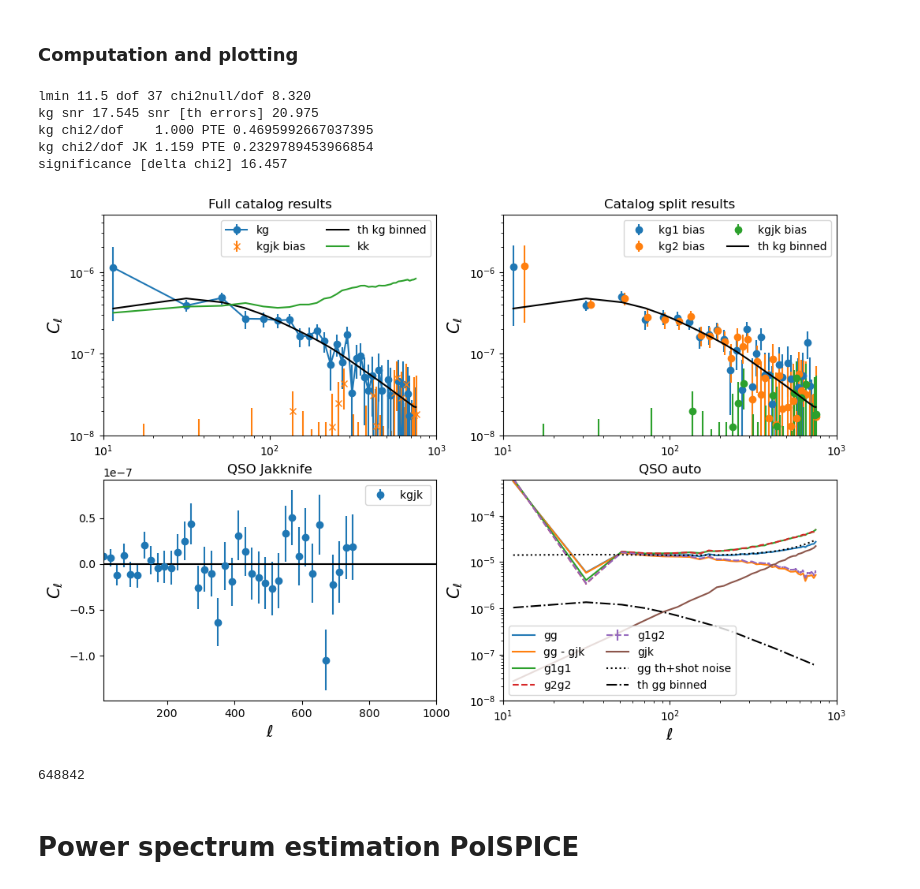
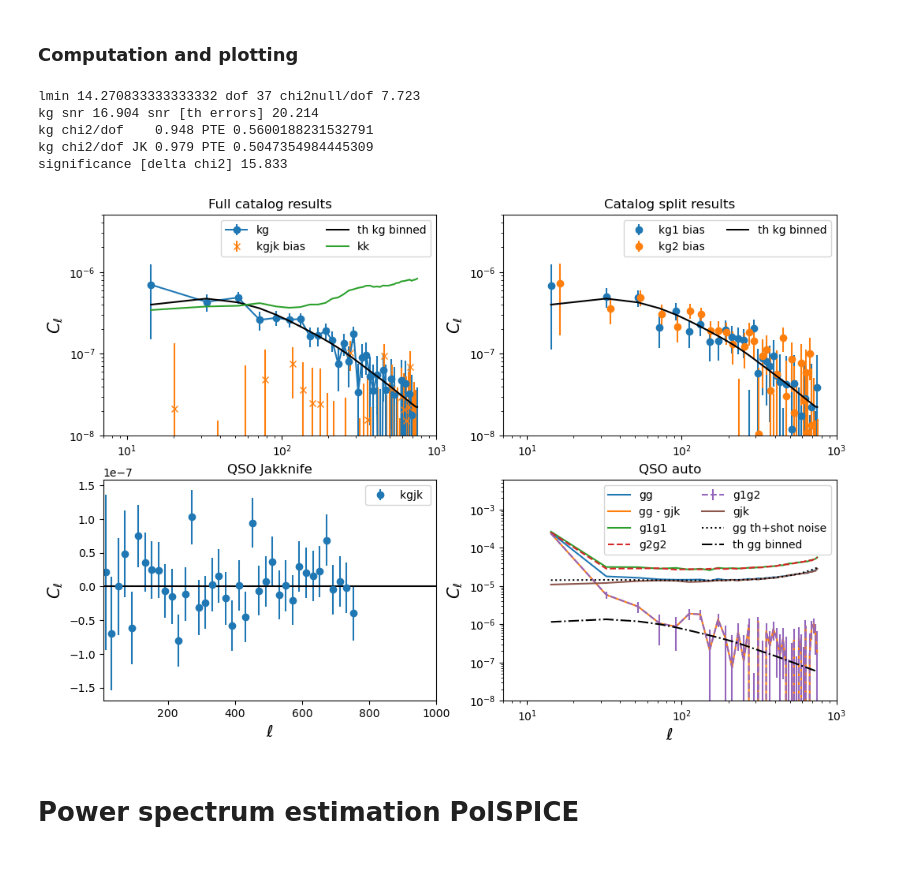
Before and after one commit to kstoreyf/gaia-quasars-lss, a Jupyter notebook: notebooks/gaia_qso_data_pstest.ipynb, the cells around one changed output. Cells and saved outputs as stored; diff of their text form; code cells hidden in the pictures.

```diff
--- a/notebooks/gaia_qso_data_pstest.ipynb
+++ b/notebooks/gaia_qso_data_pstest.ipynb
@@ -91,6 +91,8 @@ Read catalog , convert position to galactic coordinates.
 # Prepare raw GAIA data
 print("Read catalog and convert coordinate")
 d=fits.open('../../gaia_G20.0.fits')
+nqso = len(d[1].data['redshift_spz'])
+print ("N_QSO in catalog",nqso)
 
 sc = SkyCoord(ra=d[1].data["ra"], dec=d[1].data["dec"], unit='deg', frame='icrs', equinox='J2000.0')
 gs = sc.transform_to(frame='galactic')
@@ -135,7 +139,9 @@ nbar_full_fsky50 = np.mean(m[galmask50_lr!=0])
 nbar_full_sel = np.mean(msel[m!=0])
 
 nbar = np.mean(m[binmask!=0])
-c = m/nbar_sel -1
+
+# the line below uses the expected mean accounting for the selection function BUT does not correct the modulation itself
+c = m/nbar -1
 csel = msel/nbar_sel -1
 
 nbar1 = np.mean(m1[binmask!=0])
@@ -145,14 +151,23 @@ nbar2 = np.mean(m2[binmask!=0])
 c2 = m2/nbar2 -1
 
 jk =(c2-c1)/2
-print("Stats on Kate's mask")
+print("Counts Stats on Kate's mask")
 print("nbar        ",nbar,"mean/std counts map",np.mean(m),np.std(m))
 print("nbar selfun.",nbar_sel,"mean/std counts map",np.mean(msel),np.std(msel))
 print("nbar1       ",nbar1,"mean/std counts map",np.mean(m1),np.std(m1))
 print("nbar2       ",nbar2,"mean/std counts map",np.mean(m2),np.std(m2))
 print()
-print("Stats on sky counts !=0")
+print("Counts Stats on sky counts !=0")
 print("nbar        ",nbar_full)
 print("nbar fsky=50",nbar_full_fsky50)
 print("nbar selfun.",nbar_full_sel)
+print()
+print("overdensity Stats on Kate's mask")
+print("w/o selfunc.","mean/std counts map",np.mean(c[binmask!=0]),np.std(c[binmask!=0]))
+print("w/  selfunc.","mean/std counts map",np.mean(csel[binmask!=0]),np.std(csel[binmask!=0]))
+print("split 1       ","mean/std counts map",np.mean(c1[binmask!=0]),np.std(c1[binmask!=0]))
+print("split 2       ","mean/std counts map",np.mean(c2[binmask!=0]),np.std(c2[binmask!=0]))
+print("JK       ","mean/std counts map",np.mean(jk[binmask!=0]),np.std(jk[binmask!=0]))
+print()
+print("counts correction on Kate's mask w/ sel function.",np.sum(msel)/np.sum(m[binmask!=0]))
 # %% [output]
@@ -337,10 +365,23 @@ klr = hp.ud_grade(khr,nside_out=nside)
 # %% [markdown]
 Define binning, pseudo-power specturmc omputation function and function to compute all relevant quantities for a given mask and binning scheme
 # %%
+delta_b=20
+ivar_weighting_binning=True
+if ivar_weighting_binning:
 
+    ells = np.arange(3 * nside, dtype='int32')
+    weights = 2*ells+1.
 
-delta_b=20
-b = nmt.NmtBin.from_nside_linear(nside, delta_b,is_Dell=False)
+    bpws = -1 + np.zeros_like(ells)  # Array of bandpower indices
+    i = 0
+    while delta_b * (i + 1) + 2 < 3 * nside:
+        bpws[delta_b * i + 2:delta_b * (i + 1) + 2] = i
+        i += 1
+
+    b = nmt.NmtBin(nside=nside, bpws=bpws, ells=ells, weights=weights)
+else:
+    b = nmt.NmtBin.from_nside_linear(nside, delta_b,is_Dell=False)
+
 lb = b.get_effective_ells()
 
 def compute_master(f_a, f_b, wsp):
@@ -361,7 +402,7 @@ def compute_master_crosscorr_mask(apodized_mask,binning):
     w = nmt.NmtWorkspace()
     w.compute_coupling_matrix(f0, f0, binning)
 
-    f1 = nmt.NmtField( apodized_mask, [c],beam=beam)
+    f1 = nmt.NmtField( apodized_mask, [c-c[apodized_mask!=0].mean()],beam=beam)
     f11 = nmt.NmtField(apodized_mask, [c1],beam=beam)
     f12 = nmt.NmtField(apodized_mask, [c2],beam=beam)
     fjk = nmt.NmtField(apodized_mask, [jk],beam=beam)
@@ -436,7 +477,7 @@ def plot_summary(clkg,clgg,clkk,clkg1,clg1g1,clkg2,clg2g2,clg1g2,clkgjk,clgjk,cl
     rescale = cl_kg_th_binned[1]/clkg[1]
     pl.errorbar(lb,clkg1,dkg1,label='kg1 bias',marker='o',ls='')
     pl.errorbar(lb+2,clkg2,dkg2,label='kg2 bias',marker='o',ls='')
-    pl.errorbar(lb+6,clkgjk,dkgjk,label='kgjk bias',marker='o',ls='')
+    #pl.errorbar(lb+6,clkgjk,dkgjk,label='kgjk bias',marker='o',ls='')
     #pl.errorbar(lb,clkg*rescale,dkg*rescale,label='kg bias rescaled',marker='o')
     pl.errorbar(lb,cl_kg_th_binned,label='th kg binned',color='black',ls='-')
     pl.xscale("log")
@@ -480,7 +521,7 @@ def plot_summary(clkg,clgg,clkk,clkg1,clg1g1,clkg2,clg2g2,clg1g2,clkgjk,clgjk,cl
     #pl.errorbar(lb,(cl_gg_th_binned+clgjk),label='th gg binned +jk',color='black',ls='-.')
     pl.xscale("log")
     pl.yscale("log")
-    pl.ylim(1e-08,6e-04)
+    pl.ylim(1e-08,6e-03)
     pl.xlim(lmin,1000)
     pl.legend(loc='best',ncol=2)
     pl.xlabel('$\ell$',size=15)
@@ -488,18 +529,14 @@ def plot_summary(clkg,clgg,clkk,clkg1,clg1g1,clkg2,clg2g2,clg1g2,clkgjk,clgjk,cl
     pl.title("QSO auto")
     pl.show()
 # %%
-plot_summary(clkg,clgg,clkk,clkg1,clg1g1,clkg2,clg2g2,clg1g2,clkgjk,clgjk,cl_gg_th_binned,cl_kg_th_binned,cl_kk_th_binned)
+plot_summary(clkg,clgg,clkk,clkg1,clg1g1,clkg2,clg2g2,clg1g2,clkgjk,clgjk,cl_gg_th_binned,cl_kg_th_binned,cl_kk_th_binned,lmin=7)
 # %% [output]
-lmin 11.5 dof 37 chi2null/dof 8.320
-kg snr 17.545 snr [th errors] 20.975
-kg chi2/dof    1.000 PTE 0.4695992667037395
-kg chi2/dof JK 1.159 PTE 0.2329789453966854
-significance [delta chi2] 16.457
+lmin 14.270833333333332 dof 37 chi2null/dof 7.723
+kg snr 16.904 snr [th errors] 20.214
+kg chi2/dof    0.948 PTE 0.5600188231532791
+kg chi2/dof JK 0.979 PTE 0.5047354984445309
+significance [delta chi2] 15.833
-[figure, old version]
+[figure, new version]
-# %%
-len(d[1].data['redshift_spz'])
-# %% [output]
-648842
 # %% [markdown]
 # Power spectrum estimation PolSPICE
 # %%
```
Also changed, not shown: parts of 37 cells of this notebook.
